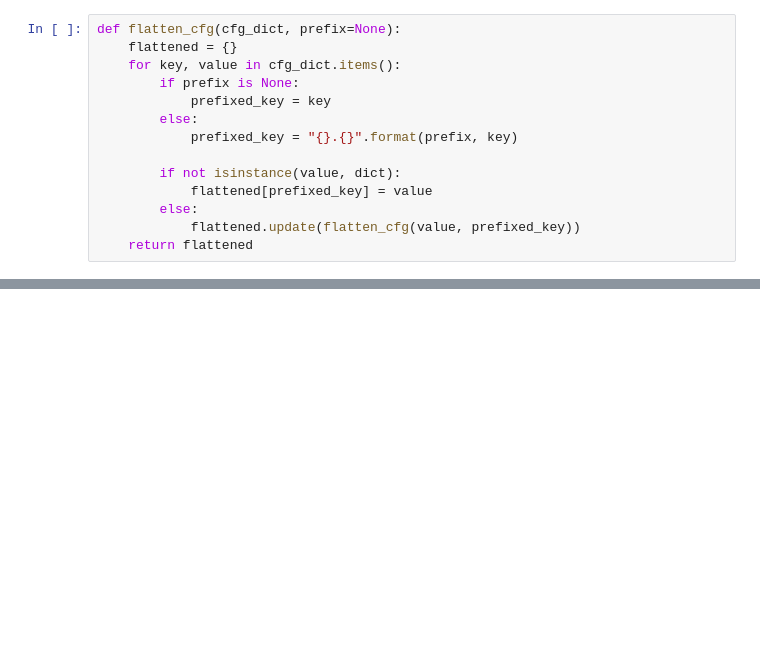
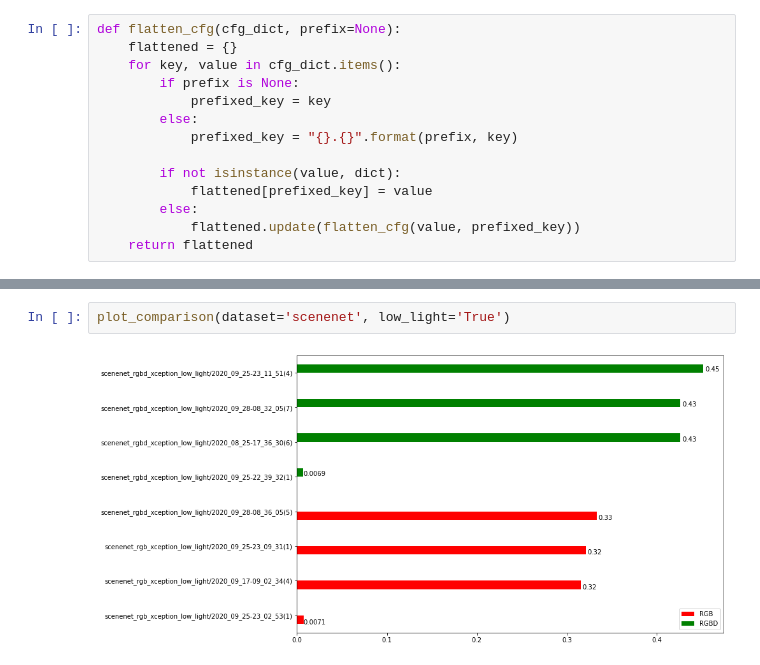
Before and after one commit to crmauceri/pytorch-deeplab-xception, a Jupyter notebook: visualization_scripts/compare_models.ipynb, the cells around one changed output, grey strips where cells are left out. Saved outputs shown, nothing was run; the diff lists cells and outputs as text; blank space fills up the shorter version.

```diff
--- a/visualization_scripts/compare_models.ipynb
+++ b/visualization_scripts/compare_models.ipynb
@@ -137,0 +269,4 @@ indices
+# %%
+plot_comparison(dataset='scenenet', low_light='True')
+# %% [output]
+[figure, added]
```
Also changed, not shown: parts of 18 cells of this notebook.
